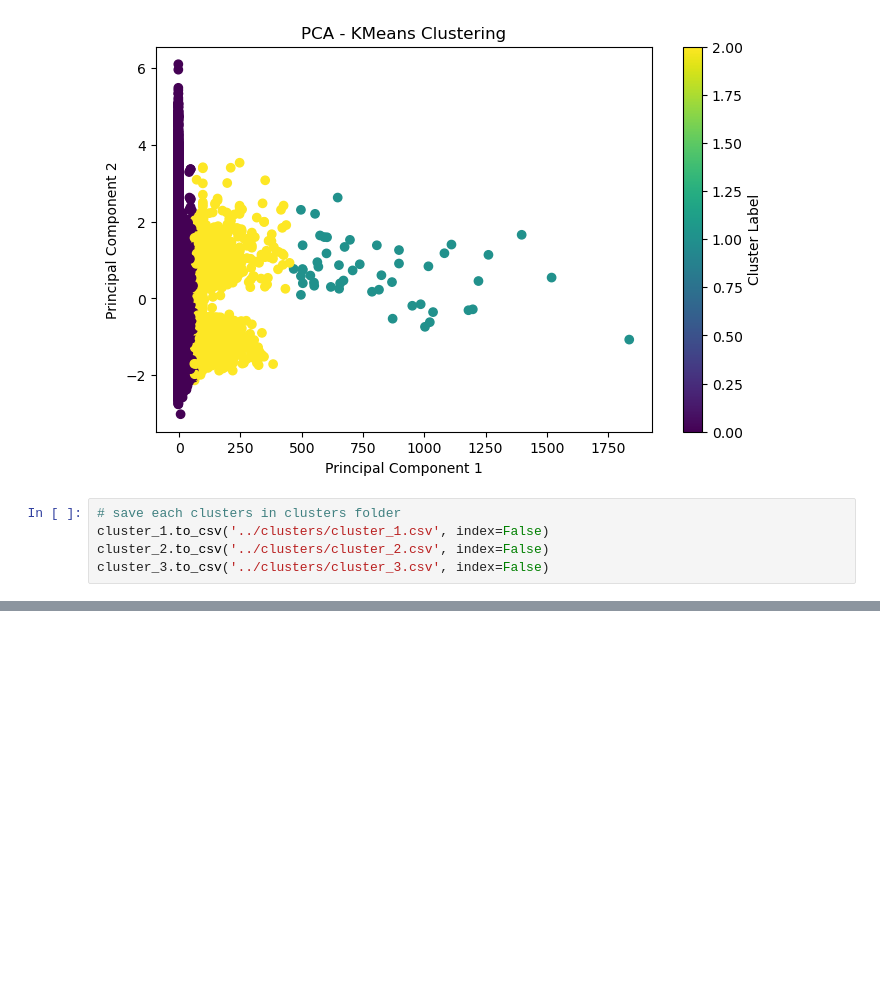
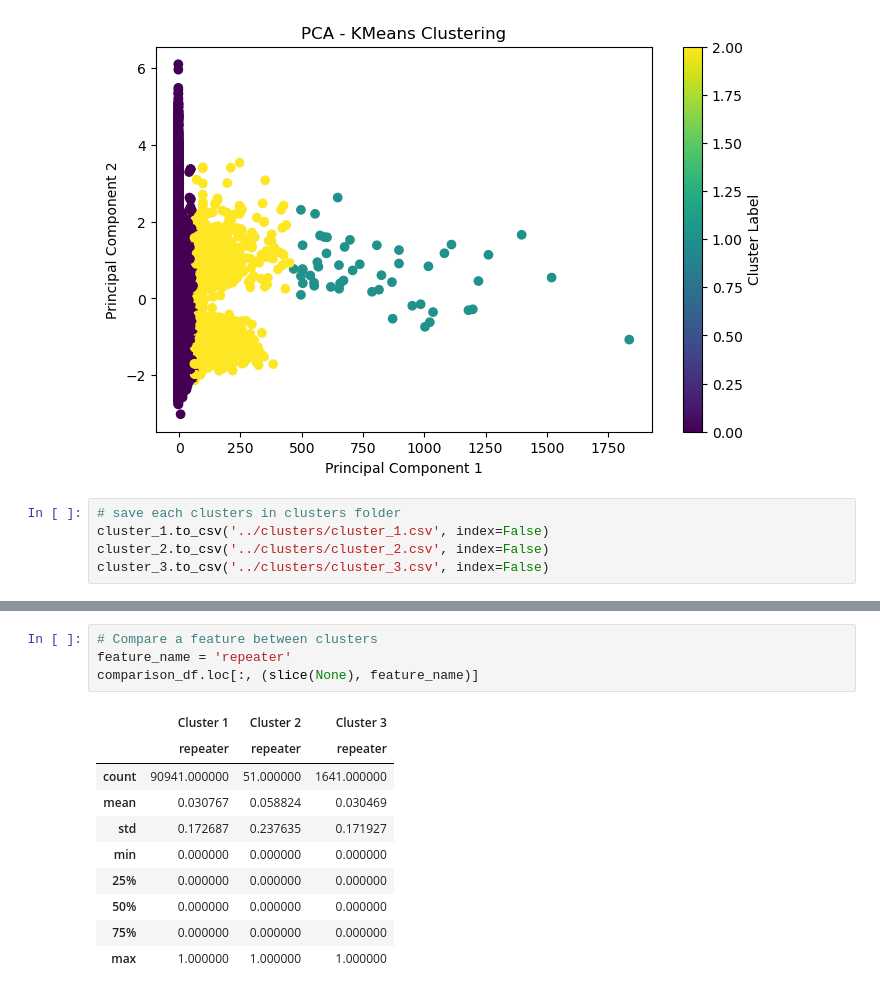
Before and after one commit to Yuki-bach/marketing, a Jupyter notebook: notebooks/classify_90k_data.ipynb, the cells around one changed output, grey strips where cells are left out. Drawn from its saved outputs; the diff is of its cells as text; blank space fills up the shorter version.

```diff
--- a/notebooks/classify_90k_data.ipynb
+++ b/notebooks/classify_90k_data.ipynb
@@ -299,0 +337,15 @@ cluster_3.to_csv('../clusters/cluster_3.csv', index=False)
+# %%
+# Compare a feature between clusters
+feature_name = 'repeater'
+comparison_df.loc[:, (slice(None), feature_name)]
+# %% [output]
+|  | Cluster 1 | Cluster 2 | Cluster 3 |
+|  | repeater | repeater | repeater |
+| count | 90941.000000 | 51.000000 | 1641.000000 |
+| mean | 0.030767 | 0.058824 | 0.030469 |
+| std | 0.172687 | 0.237635 | 0.171927 |
+| min | 0.000000 | 0.000000 | 0.000000 |
+| 25% | 0.000000 | 0.000000 | 0.000000 |
+| 50% | 0.000000 | 0.000000 | 0.000000 |
+| 75% | 0.000000 | 0.000000 | 0.000000 |
+| max | 1.000000 | 1.000000 | 1.000000 |
```
Also changed, not shown: parts of 5 cells of this notebook, 3 other files.
